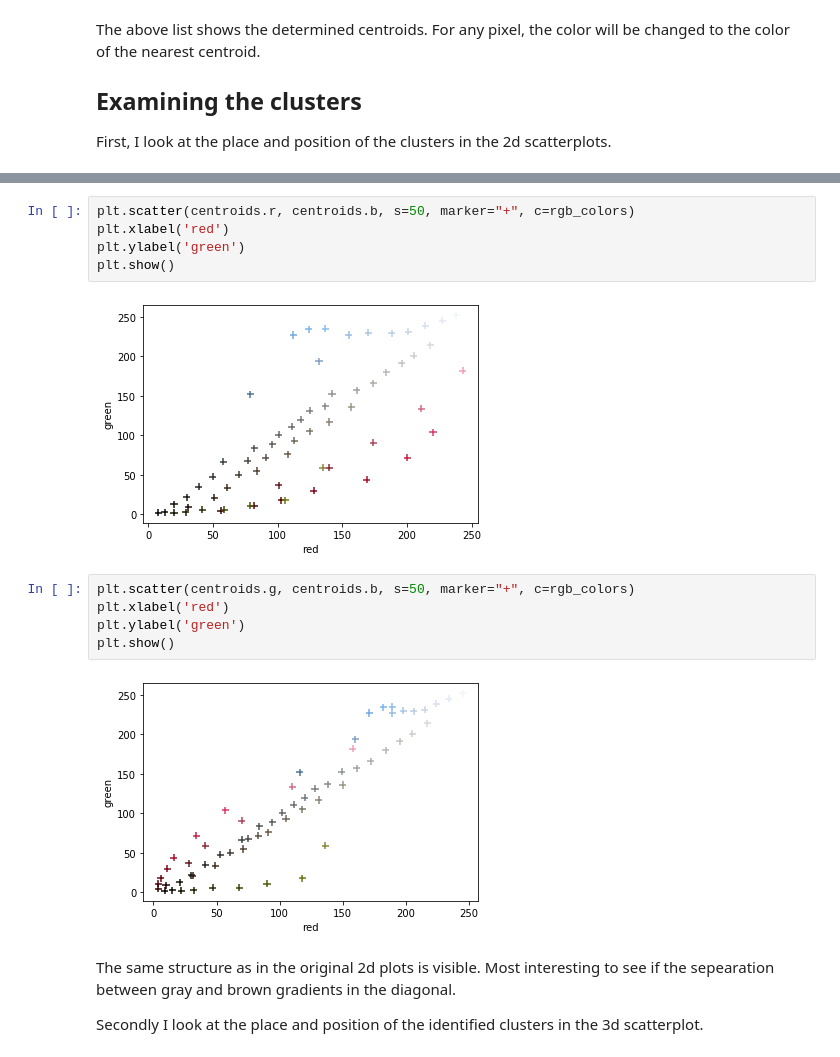
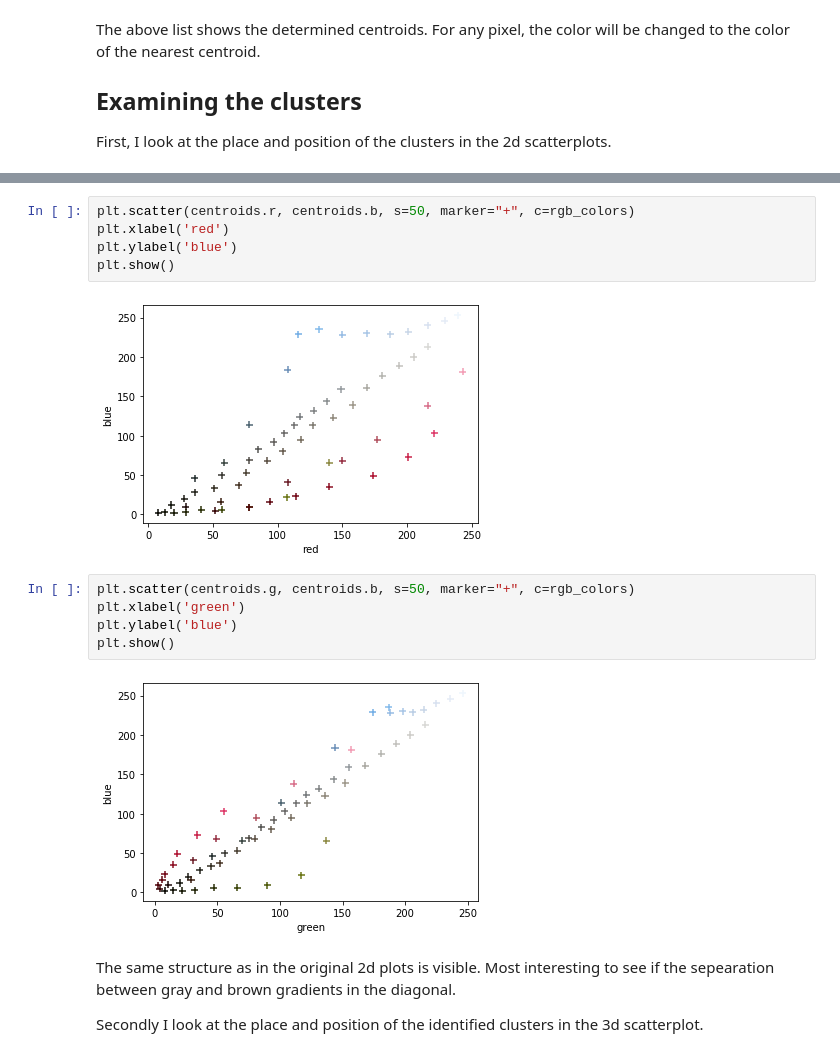
Before and after one commit to victorvdb/colorcode, a Jupyter notebook: Using k-means to colorcode a picture.ipynb, the cells around one changed output, grey strips where cells are left out. Saved outputs shown, nothing was run; the diff lists cells and outputs as text.

```diff
--- a/Using k-means to colorcode a picture.ipynb
+++ b/Using k-means to colorcode a picture.ipynb
@@ -237,17 +237,17 @@ plt.show()
 # %%
 plt.scatter(centroids.r, centroids.b, s=50, marker="+", c=rgb_colors)
 plt.xlabel('red')
-plt.ylabel('green')
+plt.ylabel('blue')
 plt.show()
 # %% [output]
-[figure, old version]
+[figure, new version]
 # %%
 plt.scatter(centroids.g, centroids.b, s=50, marker="+", c=rgb_colors)
-plt.xlabel('red')
-plt.ylabel('green')
+plt.xlabel('green')
+plt.ylabel('blue')
 plt.show()
 # %% [output]
-[figure, old version]
+[figure, new version]
 # %% [markdown]
 The same structure as in the original 2d plots is visible. Most interesting to see if the sepearation between gray and brown gradients in the diagonal.
 
```
Also changed, not shown: parts of 5 cells of this notebook.
